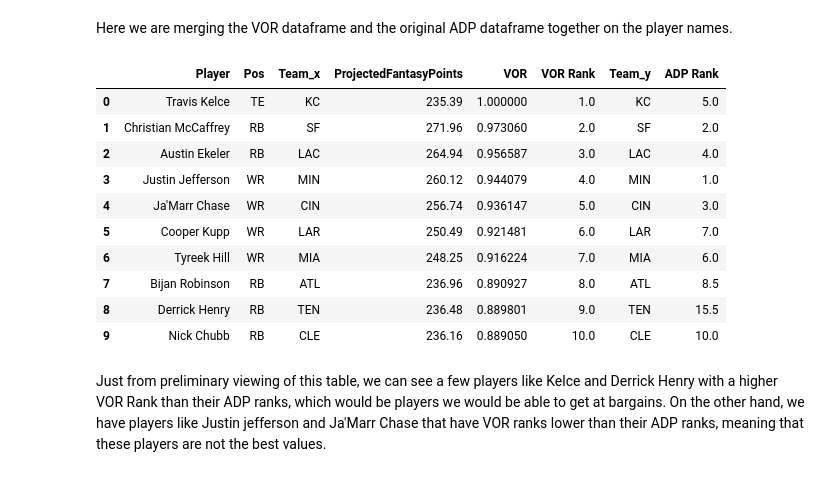
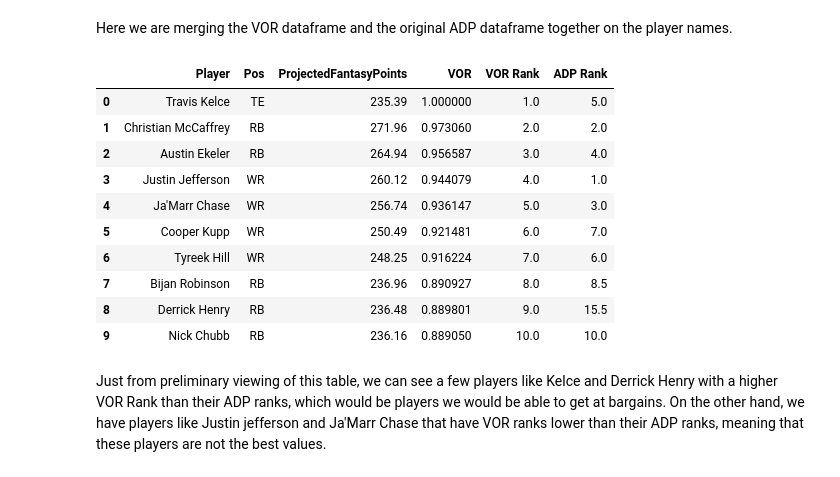
Before and after one commit to NihalSidhu/FantasyFootballDraftStrategy, a Jupyter notebook: UsingDataInFantasyFootball.ipynb, the cells around one changed output. Drawn from its saved outputs; the diff is of its cells as text; code cells hidden in the pictures.

Commit message:
Corrected data cleaning and added more insights.

```diff
--- a/UsingDataInFantasyFootball.ipynb
+++ b/UsingDataInFantasyFootball.ipynb
@@ -161,14 +161,3 @@ df.head()
 Now we have ranked the top projected fantasy football player for 2023. As we can see, its all quarterbacks, which is the norm because quarterbacks tend to score more points than the other positions.
 # %% [markdown]
 Now I will edit some names to allow for consistency across different datasets.
-# %%
-#Editing names for consistency
-df['Player'] = df['Player'].replace({
-    'Kenneth Walker III': 'Kenneth Walker',
-    'Travis Etienne Jr.': 'Travis Etienne',
-    'Brian Robinson Jr.': 'Brian Robinson',
-    'Pierre Strong Jr.': 'Pierre Strong',
-    'Michael Pittman Jr.': 'Michael Pittman',
-    'A.J. Dillon': 'AJ Dillon',
-    'D.J. Moore': 'DJ Moore'
-})
@@ -244,3 +261,33 @@ avgdp_df.head()['Player'] = avgdp_df.head()['Player'].replace({
+# %%
+'''
+Similar to what we had done previously, we are cleaning up player names so
+that we can use them across the projections dataframe and the adp dataframe.
+'''
+
+# Initializing two lists to keep track of name changes
+names_to_edit = []
+names_updated = []
+
+# Looping through all the player names and cleaning the names
+for item in avgdp_df['Player']:
+    updated_name = None
+    if "III" in item:
+        names_to_edit.append(item)
+        updated_name = item.replace("III","") # Removing III
+    elif all([x in item for x in ['.']]):
+        names_to_edit.append(item)
+        updated_name = item.replace(".",""); # Removing .
+    elif all([x in item for x in ['Jr']]):
+        names_to_edit.append(item)
+        updated_name = item.replace("Jr","") # Removing Jr
+    elif all([x in item for x in ['Sr']]):
+        names_to_edit.append(item)
+        updated_name = item.replace("Sr","") # Removing Sr
+    if updated_name:
+        names_updated.append(updated_name)
+        # Now updating player name with cleaned name
+        avgdp_df['Player'].replace(item, updated_name, inplace=True)
+    updated_name = None
 # %% [markdown]
 Here we are creating ADP dataframes for each position to help us find the replacement player for each position.
 # %%
@@ -435,19 +486,21 @@ Here we are merging the VOR dataframe and the original ADP dataframe together on
 # %%
 combined_df = df.merge(avgdp_df, how='left', on=['Player', 'Pos'])
 
+combined_df = combined_df.drop(['Team_x', 'Team_y'], axis=1)
+
 combined_df.head(10)
 # %% [output]
-|  | Player | Pos | Team_x | ProjectedFantasyPoints | VOR | VOR Rank | Team_y | ADP Rank |
-| 0 | Travis Kelce | TE | KC | 235.39 | 1.000000 | 1.0 | KC | 5.0 |
-| 1 | Christian McCaffrey | RB | SF | 271.96 | 0.973060 | 2.0 | SF | 2.0 |
-| 2 | Austin Ekeler | RB | LAC | 264.94 | 0.956587 | 3.0 | LAC | 4.0 |
-| 3 | Justin Jefferson | WR | MIN | 260.12 | 0.944079 | 4.0 | MIN | 1.0 |
-| 4 | Ja'Marr Chase | WR | CIN | 256.74 | 0.936147 | 5.0 | CIN | 3.0 |
-| 5 | Cooper Kupp | WR | LAR | 250.49 | 0.921481 | 6.0 | LAR | 7.0 |
-| 6 | Tyreek Hill | WR | MIA | 248.25 | 0.916224 | 7.0 | MIA | 6.0 |
-| 7 | Bijan Robinson | RB | ATL | 236.96 | 0.890927 | 8.0 | ATL | 8.5 |
-| 8 | Derrick Henry | RB | TEN | 236.48 | 0.889801 | 9.0 | TEN | 15.5 |
-| 9 | Nick Chubb | RB | CLE | 236.16 | 0.889050 | 10.0 | CLE | 10.0 |
+|  | Player | Pos | ProjectedFantasyPoints | VOR | VOR Rank | ADP Rank |
+| 0 | Travis Kelce | TE | 235.39 | 1.000000 | 1.0 | 5.0 |
+| 1 | Christian McCaffrey | RB | 271.96 | 0.973060 | 2.0 | 2.0 |
+| 2 | Austin Ekeler | RB | 264.94 | 0.956587 | 3.0 | 4.0 |
+| 3 | Justin Jefferson | WR | 260.12 | 0.944079 | 4.0 | 1.0 |
+| 4 | Ja'Marr Chase | WR | 256.74 | 0.936147 | 5.0 | 3.0 |
+| 5 | Cooper Kupp | WR | 250.49 | 0.921481 | 6.0 | 7.0 |
+| 6 | Tyreek Hill | WR | 248.25 | 0.916224 | 7.0 | 6.0 |
+| 7 | Bijan Robinson | RB | 236.96 | 0.890927 | 8.0 | 8.5 |
+| 8 | Derrick Henry | RB | 236.48 | 0.889801 | 9.0 | 15.5 |
+| 9 | Nick Chubb | RB | 236.16 | 0.889050 | 10.0 | 10.0 |
 # %% [markdown]
 Just from preliminary viewing of this table, we can see a few players like Kelce and Derrick Henry with a higher VOR Rank than their ADP ranks, which would be players we would be able to get at bargains. On the other hand, we have players like Justin jefferson and Ja'Marr Chase that have VOR ranks lower than their ADP ranks, meaning that these players are not the best values.
 # %% [markdown]
```
Also changed, not shown: parts of 23 cells of this notebook.
